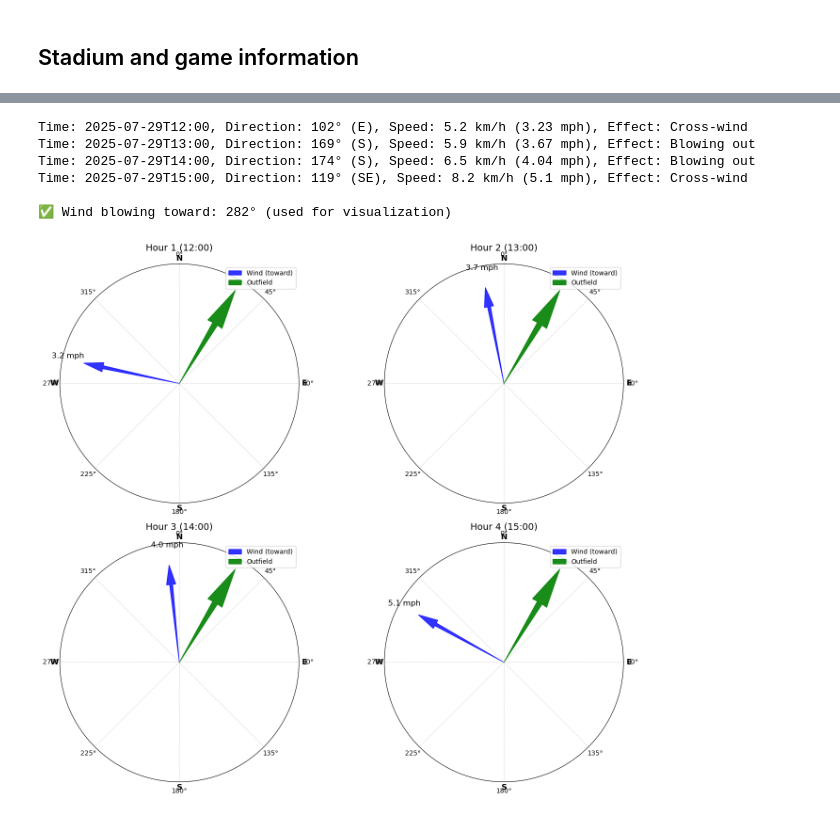
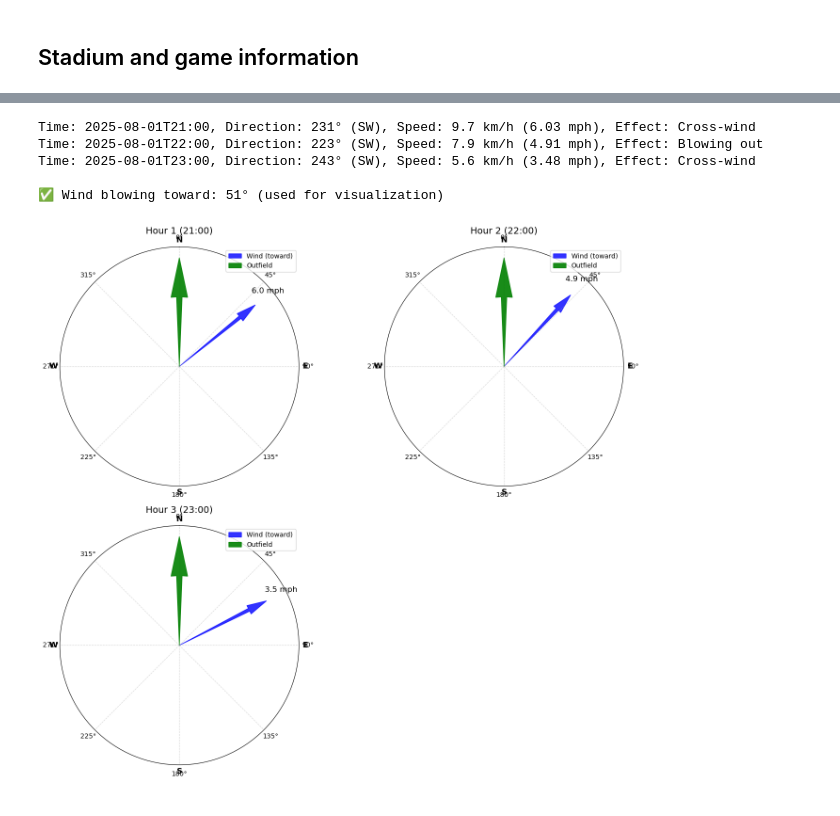
Before and after one commit to rpatel12438/mlb-wind-correlation, a Jupyter notebook: MLBwindCorrelation.ipynb, the cells around one changed output, grey strips where cells are left out. Cells and saved outputs as stored; diff of their text form; code cells hidden in the pictures.

```diff
--- a/MLBwindCorrelation.ipynb
+++ b/MLBwindCorrelation.ipynb
@@ -72,7 +72,7 @@ def get_home_stadium_info(team_name, stadium_dict, date):
     print(f"{team_name} is playing at {home_team}'s stadium: {stadium_dict[home_team]['stadium']}")
     return home_team, stadium_dict[home_team]
 # %%
-team_name = "Baltimore Orioles"  # or any other team
+team_name = "San Diego Padres"  # or any other team
 date = dt_date.today().isoformat()
 team_id = mlb_stadiums[team_name]["team_id"]
 
@@ -214,12 +214,11 @@ if game_hour is not None:
 else:
     print("There is no game today.")
 # %% [output]
-Time: 2025-07-29T12:00, Direction: 102° (E), Speed: 5.2 km/h (3.23 mph), Effect: Cross-wind
-Time: 2025-07-29T13:00, Direction: 169° (S), Speed: 5.9 km/h (3.67 mph), Effect: Blowing out
-Time: 2025-07-29T14:00, Direction: 174° (S), Speed: 6.5 km/h (4.04 mph), Effect: Blowing out
-Time: 2025-07-29T15:00, Direction: 119° (SE), Speed: 8.2 km/h (5.1 mph), Effect: Cross-wind
+Time: 2025-08-01T21:00, Direction: 231° (SW), Speed: 9.7 km/h (6.03 mph), Effect: Cross-wind
+Time: 2025-08-01T22:00, Direction: 223° (SW), Speed: 7.9 km/h (4.91 mph), Effect: Blowing out
+Time: 2025-08-01T23:00, Direction: 243° (SW), Speed: 5.6 km/h (3.48 mph), Effect: Cross-wind
 
-✅ Wind blowing toward: 282° (used for visualization)
+✅ Wind blowing toward: 51° (used for visualization)
 # %%
 import numpy as np
 import matplotlib.pyplot as plt
@@ -257,32 +256,32 @@ for i, entry in enumerate(filtered_wind):
     # Plot outfield direction arrow
     if outfield_direction_deg is not None:
         theta_outfield = np.deg2rad(outfield_direction_deg)
         ax.arrow(theta_outfield, 0, 0, 1,
                  width=0.08, color='green', alpha=0.9,
                  label='Outfield', length_includes_head=True, zorder=10)
 
     # Customize grid and labels
     ax.set_rmax(1.1)
     ax.set_rticks([])
     ax.set_rlabel_position(0)
     ax.grid(True, linestyle='--', alpha=0.5)
 
     # Cardinal direction labels
     for angle, label in zip([0, 90, 180, 270], ['N', 'E', 'S', 'W']):
-        ax.text(np.deg2rad(angle), 1.15, label,
+        ax.text(np.deg2rad(angle), 1.16, label,
                 fontsize=12, fontweight='bold',
                 ha='center', va='center')
 
     # Title and legend
     time_label = entry["time"][-5:]
     ax.set_title(f"Hour {i+1} ({time_label})", fontsize=14, pad=20)
     ax.legend(loc='upper right')
 
 # Hide unused plots
 for j in range(len(filtered_wind), len(axes)):
     fig.delaxes(axes[j])
 
 plt.tight_layout()
 plt.show()
 # %% [output]
-[figure, old version]
+[figure, new version]
```
Also changed, not shown: parts of 3 cells of this notebook.
